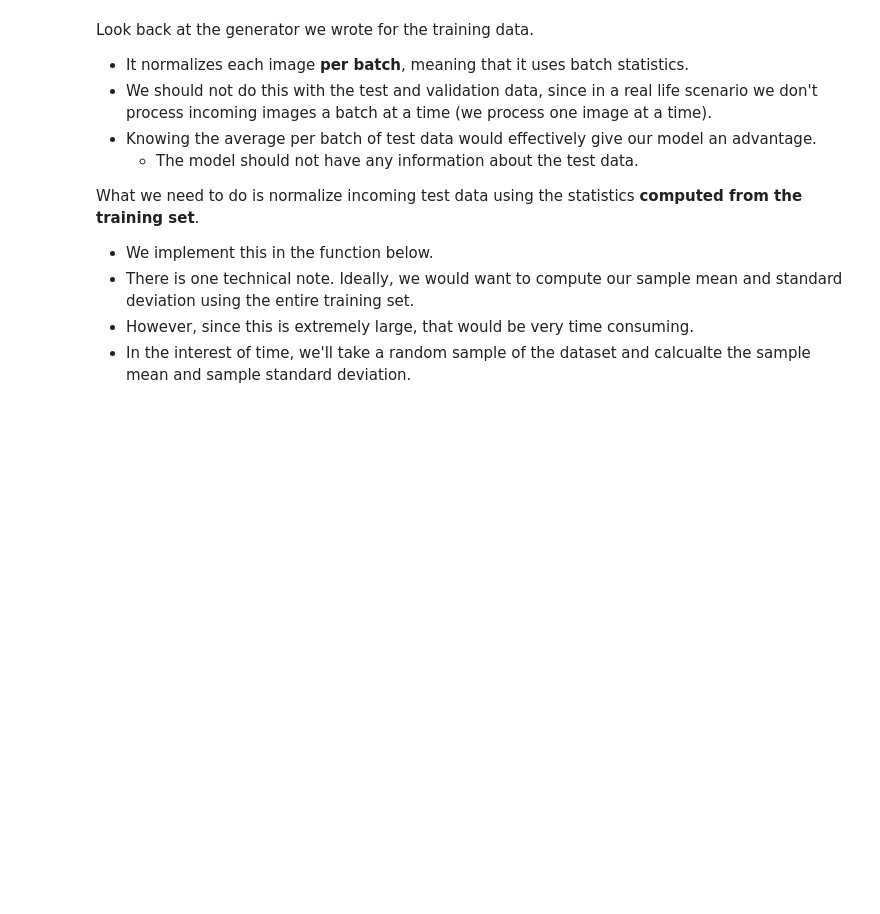
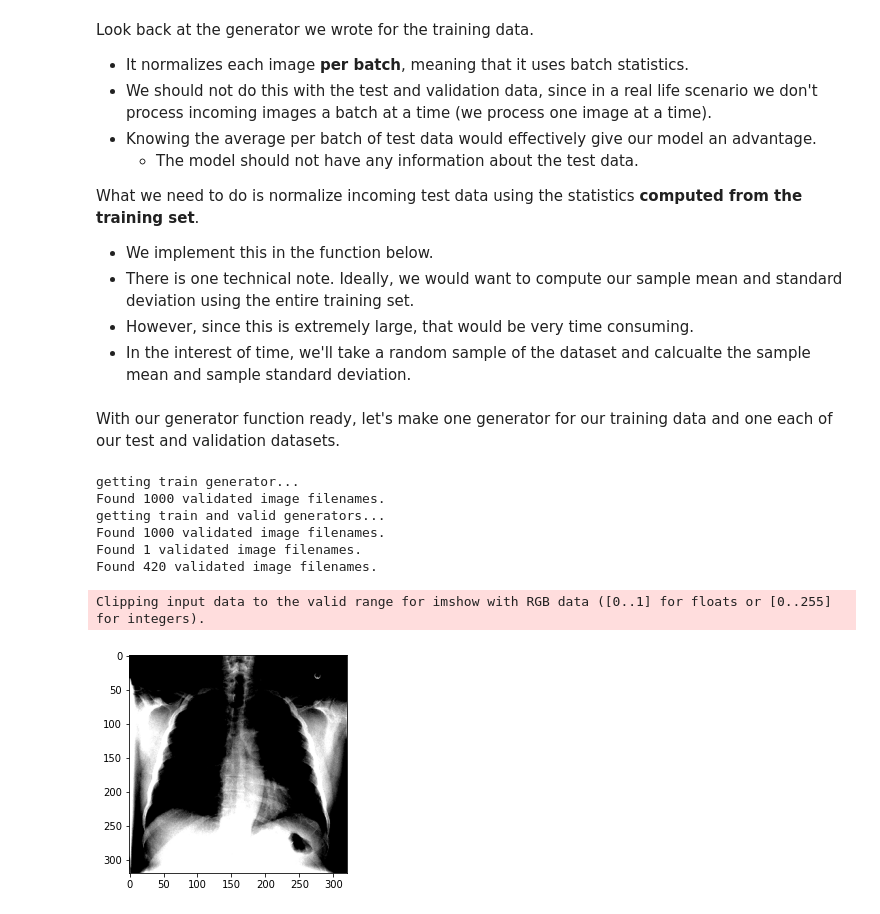
Before and after one commit to dissagaliyeva/medical_dl_projects, a Jupyter notebook: keras_notebook.ipynb, the cells around one changed output. Drawn from its saved outputs; the diff is of its cells as text; code cells hidden in the pictures; blank space fills up the shorter version.

```diff
--- a/keras_notebook.ipynb
+++ b/keras_notebook.ipynb
@@ -339,3 +342,22 @@ def get_test_and_valid_generator(valid_df, test_df, train_df, image_dir, x_col,
             seed=seed,
             target_size=(target_w,target_h))
     return valid_generator, test_generator
+# %% [markdown]
+With our generator function ready, let's make one generator for our training data and one each of our test and  validation datasets.
+# %%
+IMAGE_DIR = "data/images-small/"
+train_generator = get_train_generator(train_df, IMAGE_DIR, "Image", labels)
+valid_generator, test_generator= get_test_and_valid_generator(valid_df, test_df, train_df, IMAGE_DIR, "Image", labels)
+# %% [output]
+getting train generator...
+Found 1000 validated image filenames.
+getting train and valid generators...
+Found 1000 validated image filenames.
+Found 1 validated image filenames.
+Found 420 validated image filenames.
+# %%
+x, y = train_generator.__getitem__(0)
+plt.imshow(x[0]);
+# %% [output]
+Clipping input data to the valid range for imshow with RGB data ([0..1] for floats or [0..255] for integers).
+[figure, added]
```
Also changed, not shown: parts of 4 cells of this notebook.
